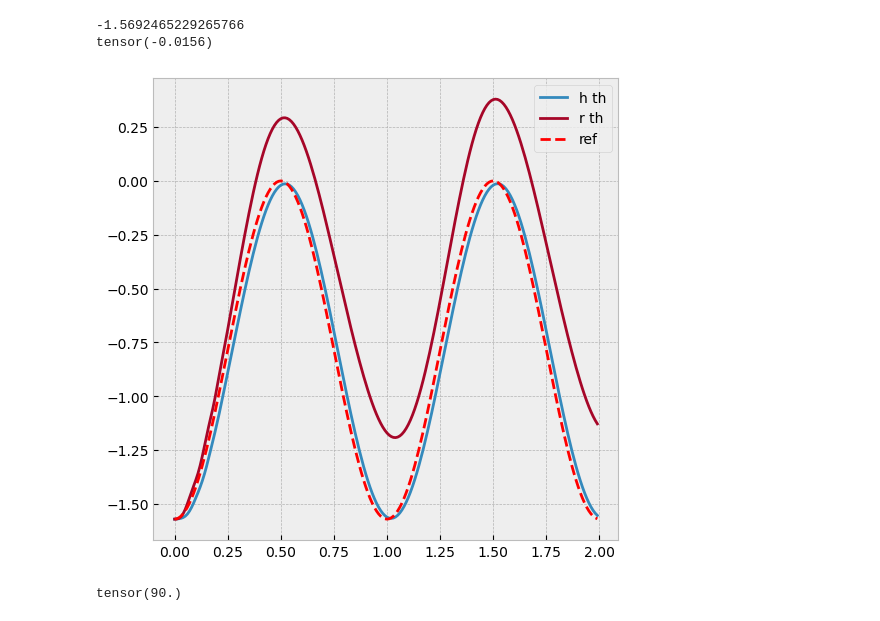
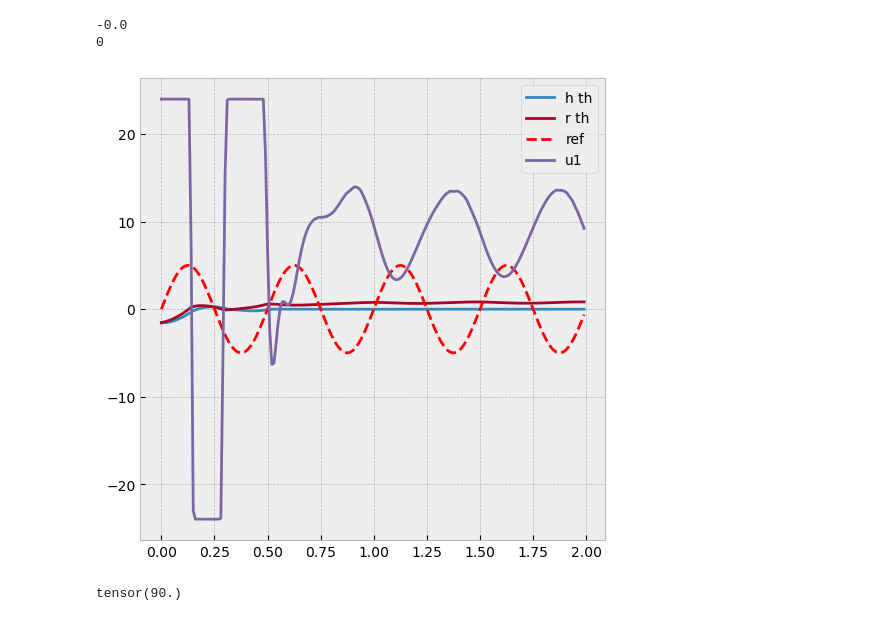
Before and after one commit to liCCcccs/hri-mpc, a Jupyter notebook: examples/HRI Control.ipynb, the cells around one changed output. Drawn from its saved outputs; the diff is of its cells as text; code cells hidden in the pictures.

Commit message:
Implemented arbitrary trajectory tracking in MPC, and dual axis plot

```diff
--- a/examples/HRI Control.ipynb
+++ b/examples/HRI Control.ipynb
@@ -243,24 +252,25 @@ AttributeError: 'int' object has no attribute 'ndimension'
 # %%
 axs = plt.figure(figsize=(6,6))
 # print x_traj values
 #print(x_traj[:, 2])
 print(des_angle)
 print(accumu_err)
 ref = - np.pi/4 * np.cos(2*np.pi*np.arange(T)/100) - np.pi/4
+human_u = 5 * np.sin(2 * 2 * np.pi * np.arange(T) / 100)
 
 # create an array for the time steps
 t = np.arange(T) / 100  # defined in hri.py, dt = 0.05
 for i in range(n_batch):
     plt.plot(t, x_traj[:, 2])
     plt.plot(t, x_traj[:, 10])
-    plt.plot(t, ref, 'r--')
-    #plt.plot(t, u_traj[:, 0].detach().numpy())
+    plt.plot(t, human_u, 'r--')
+    plt.plot(t, u_traj[:, 0].detach().numpy())
     plt.legend(['h th', 'r th', 'ref', 'u1'])
 plt.show()
 # %% [output]
--1.5692465229265766
-tensor(-0.0156)
+-0.0
+0
-[figure, old version]
+[figure, new version]
 # %%
 vid_fname = 'pendulum-{}.mp4'.format(mode)
 
```
Also changed, not shown: parts of 1 cell of this notebook, 3 other files.
